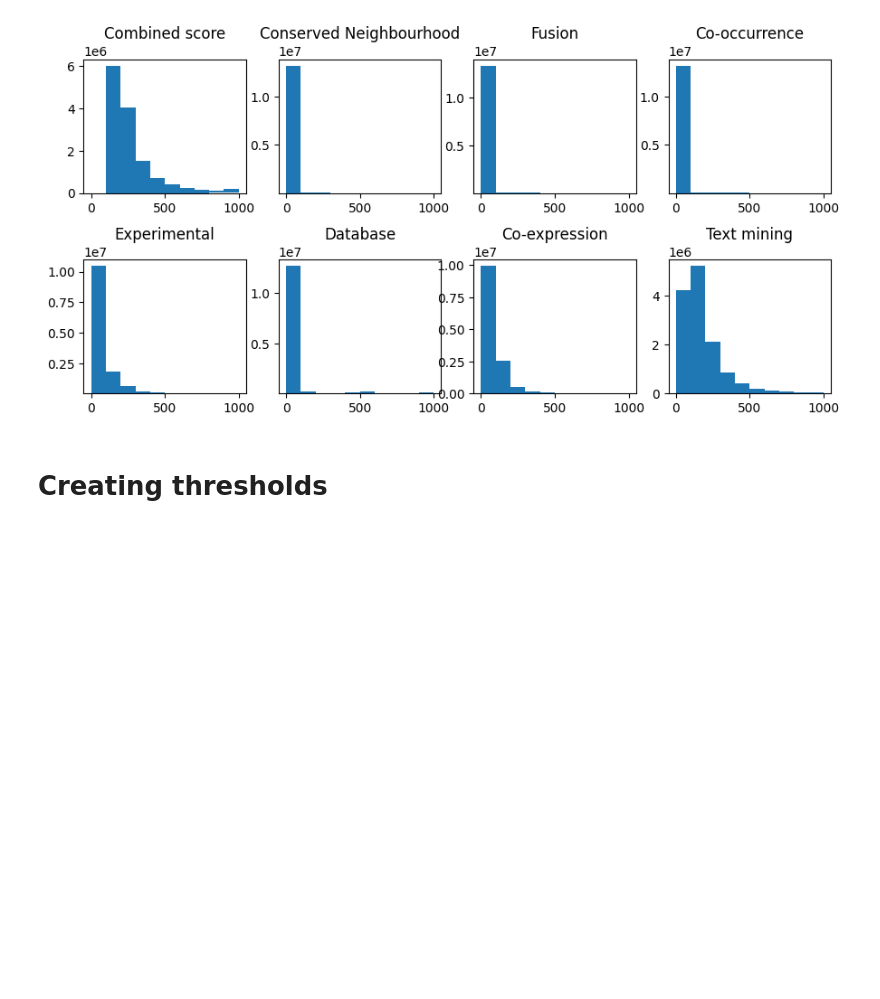
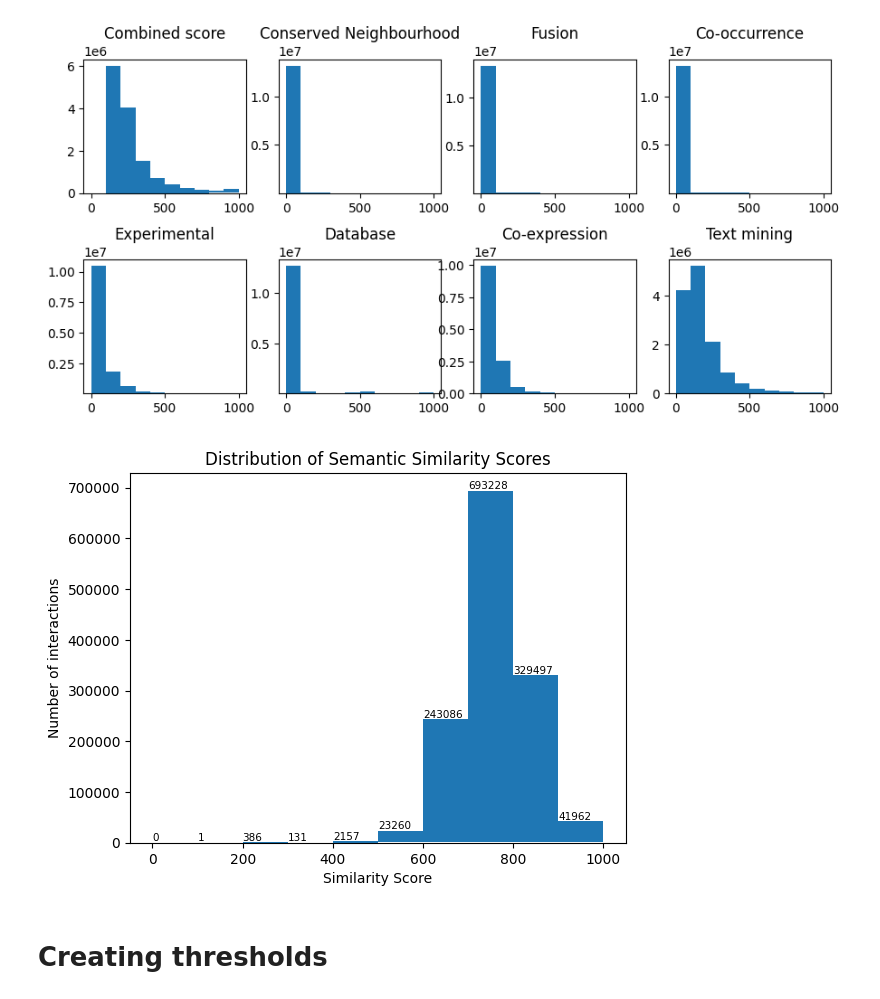
Before and after one commit to andre279m/UncertaintyInML, a Jupyter notebook: newerTest/test3_11.ipynb, the cells around one changed output. Drawn from its saved outputs; the diff is of its cells as text; code cells hidden in the pictures; blank space fills up the shorter version.

```diff
--- a/newerTest/test3_11.ipynb
+++ b/newerTest/test3_11.ipynb
@@ -41,5 +36,7 @@ gene_ontology_file_path = '../DB/go.owl'
 protein_file_path = '../DB/9606.protein.enrichment.terms.v12.0.txt'
 protein_links_file_path = '../DB/9606.protein.links.v12.0.txt'
 protein_full_links_file_path = '../DB/9606.protein.links.detailed.v12.0.txt'
+semantic_similarity_file_path = '../DB/NegativeSamplesUncertainty.csv'
+gene_ontology_annotated_file_path = '../DB/go_annotated.owl'
 # %% [markdown]
 # Creating the Knowledge graph
@@ -126,6 +112,28 @@ plt.subplots_adjust(left=0.01, right=1.3, hspace=0.5)
 #    ax.label_outer()
 # %% [output]
 [figure]
+# %%
+negatives = pd.read_csv(semantic_similarity_file_path, header=0, index_col=0,dtype={'Entity A': str, 'Entity B': str}).sort_values(by=['BMA_Seco2004'], ascending=True).reset_index()
+negatives['BMA_Seco2004'] = (1-negatives['BMA_Seco2004']) * 1000
+negatives['Entity A'] = 'https://string-db.org/network/9606.ENSP' + negatives['Entity A']
+negatives['Entity B'] = 'https://string-db.org/network/9606.ENSP' + negatives['Entity B']
+# %%
+# Create a histogram and get the patches
+counts, bins, patches = plt.hist(negatives['BMA_Seco2004'], bins=10, bottom=list(range(0,1000,100)), range=(0,1000))
+
+# Set the title and labels
+plt.title('Distribution of Semantic Similarity Scores')
+plt.xlabel('Similarity Score')
+plt.ylabel('Number of interactions')
+
+# Annotate histogram with the number of data points in each bin
+for count, bin, patch in zip(counts, bins, patches):
+    height = patch.get_height()
+    plt.text(bin, height, str(int(count)), va='bottom', fontsize=7.5)
+
+plt.show()
+# %% [output]
+[figure, added]
 # %% [markdown]
 # Creating thresholds
 # %%
```
Also changed, not shown: parts of 12 cells of this notebook, 3 other files.
